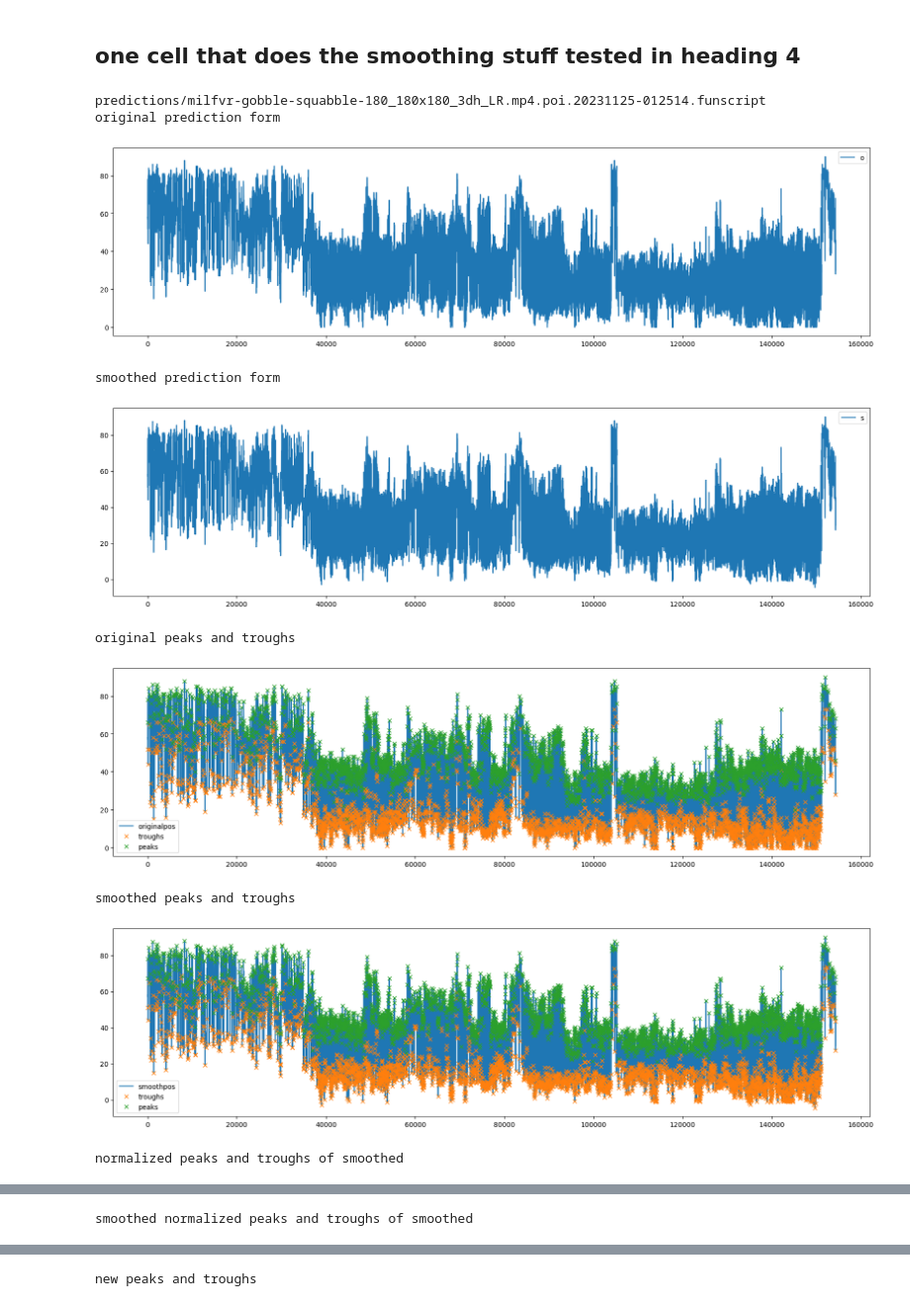
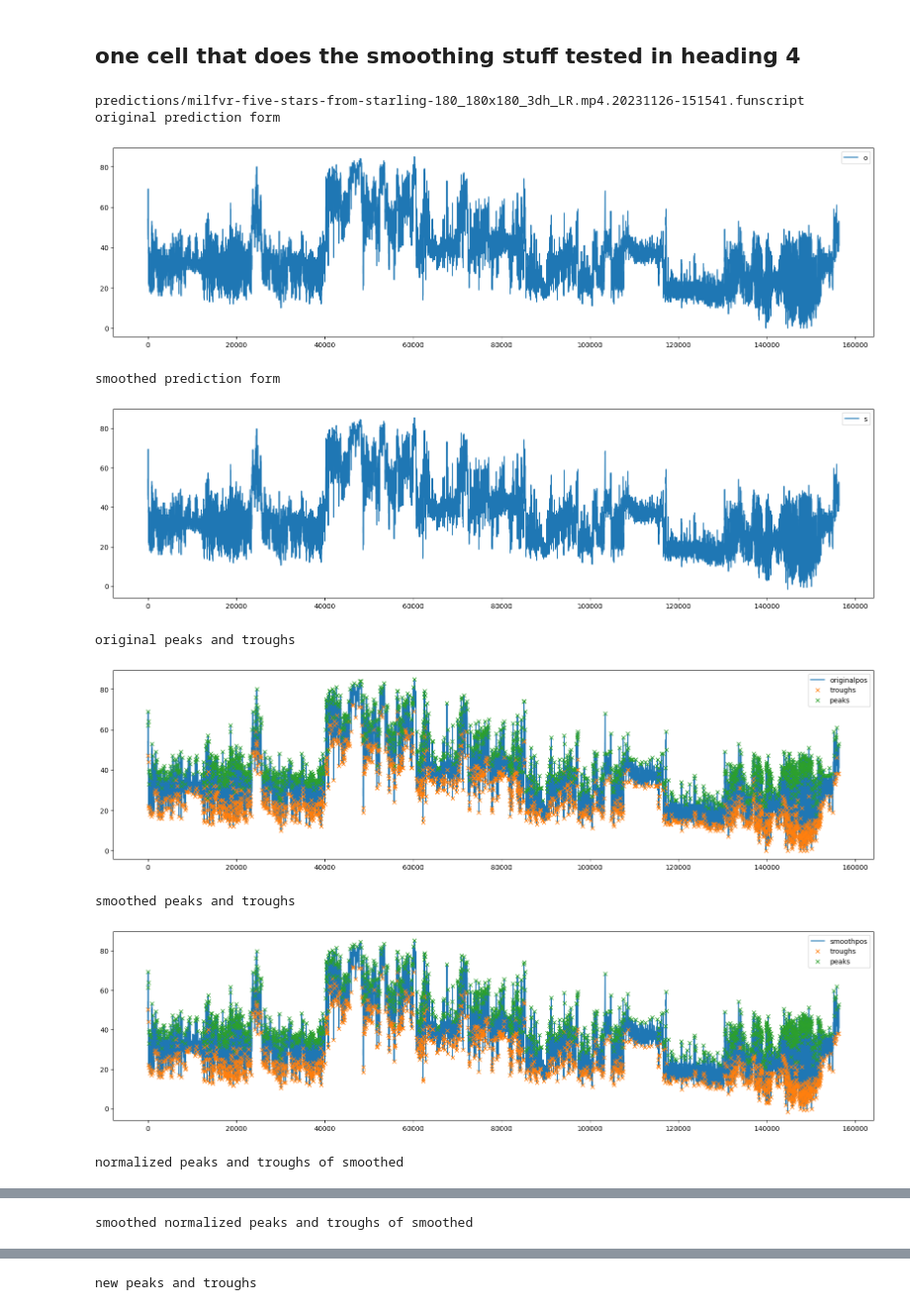
Before and after one commit to herpaderpapotato/silver-lamp, a Jupyter notebook: postprocess_funscript.ipynb, the cells around one changed output, grey strips where cells are left out. Shown at 99% size. Cells and saved outputs as stored; diff of their text form; code cells hidden in the pictures.

```diff
--- a/postprocess_funscript.ipynb
+++ b/postprocess_funscript.ipynb
@@ -49,7 +49,7 @@ import numpy as np
 # %%
 files = glob('predictions/*.funscript')
 files = [file for file in files if 'postprocessed' not in file]
-file = files[-1]
+file = files[0]
 print(file)
 json_data = json.load(open(file))
 actions = json_data['actions']
@@ -235,7 +238,7 @@ plt.show()
 # %% [markdown]
 ## one cell that does the smoothing stuff tested in heading 4
 # %%
-WHICH_FILE = -3  # -1 is the last file, -2 is the second last file, etc.
+WHICH_FILE = 3  # -1 is the last file, -2 is the second last file, etc.
 
 from glob import glob
 import os
@@ -354,37 +357,37 @@ for i in range(len(peaks)):
 
 for i in range(len(troughs)):
     new_json['actions'].append({'pos': 0, 'at': int(ats[troughs[i]])})
 
 new_json['actions'] = sorted(new_json['actions'], key=lambda k: k['at'])
 new_json['version'] = 1
 new_json['inverted'] = False
 new_json['range'] = 100
 
 newfile = file.replace('.funscript', '_postprocessed.funscript')
 with open(newfile, 'w') as outfile:
     json.dump(new_json, outfile, indent=4)
 
 
 
 new_json = {'actions': []}
 for i in range(new_pos.shape[0]):
     new_json['actions'].append({'pos': int(new_pos[i]), 'at': int(ats[i])})
 new_json['actions'] = sorted(new_json['actions'], key=lambda k: k['at'])
 new_json['version'] = 1
 new_json['inverted'] = False
 new_json['range'] = 100
 
 newfile = file.replace('.funscript', '_postprocessed_smoothed.funscript')
 with open(newfile, 'w') as outfile:
     json.dump(new_json, outfile, indent=4)
 # %% [output]
-predictions/milfvr-gobble-squabble-180_180x180_3dh_LR.mp4.poi.20231125-012514.funscript
+predictions/milfvr-five-stars-from-starling-180_180x180_3dh_LR.mp4.20231126-151541.funscript
 original prediction form
-[figure, old version]
+[figure, new version]
 smoothed prediction form
-[figure, old version]
+[figure, new version]
 original peaks and troughs
-[figure, old version]
+[figure, new version]
 smoothed peaks and troughs
-[figure, old version]
+[figure, new version]
 normalized peaks and troughs of smoothed
```
Also changed, not shown: parts of 3 cells of this notebook, 3 other files.
